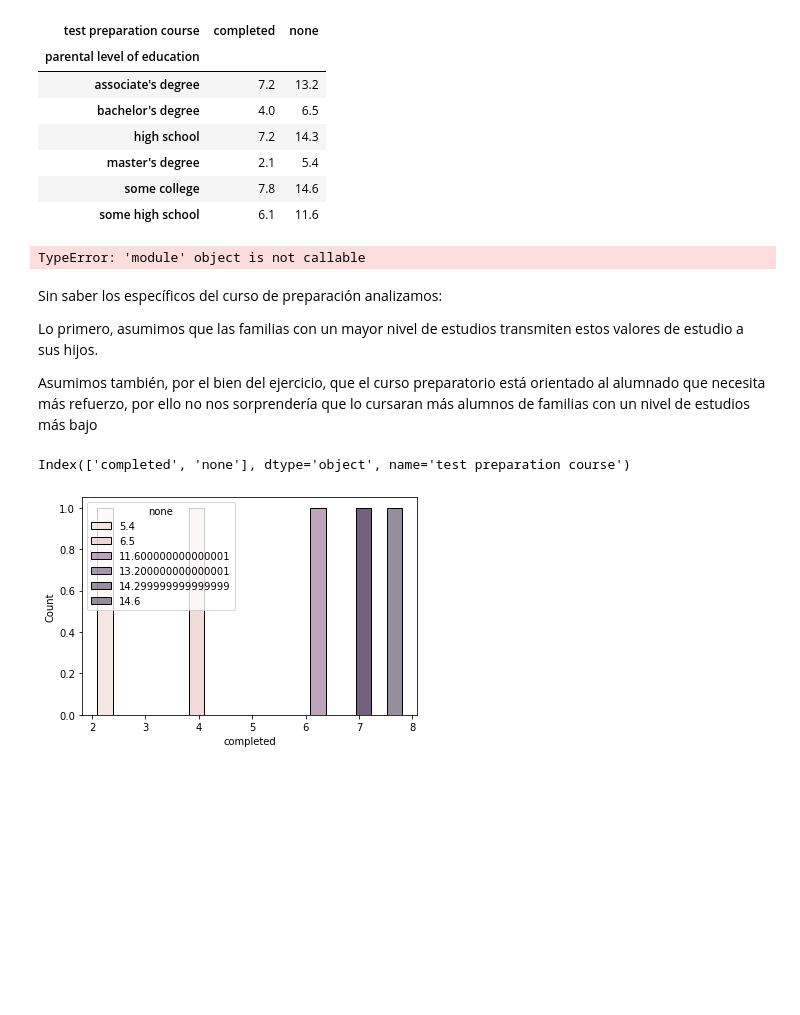
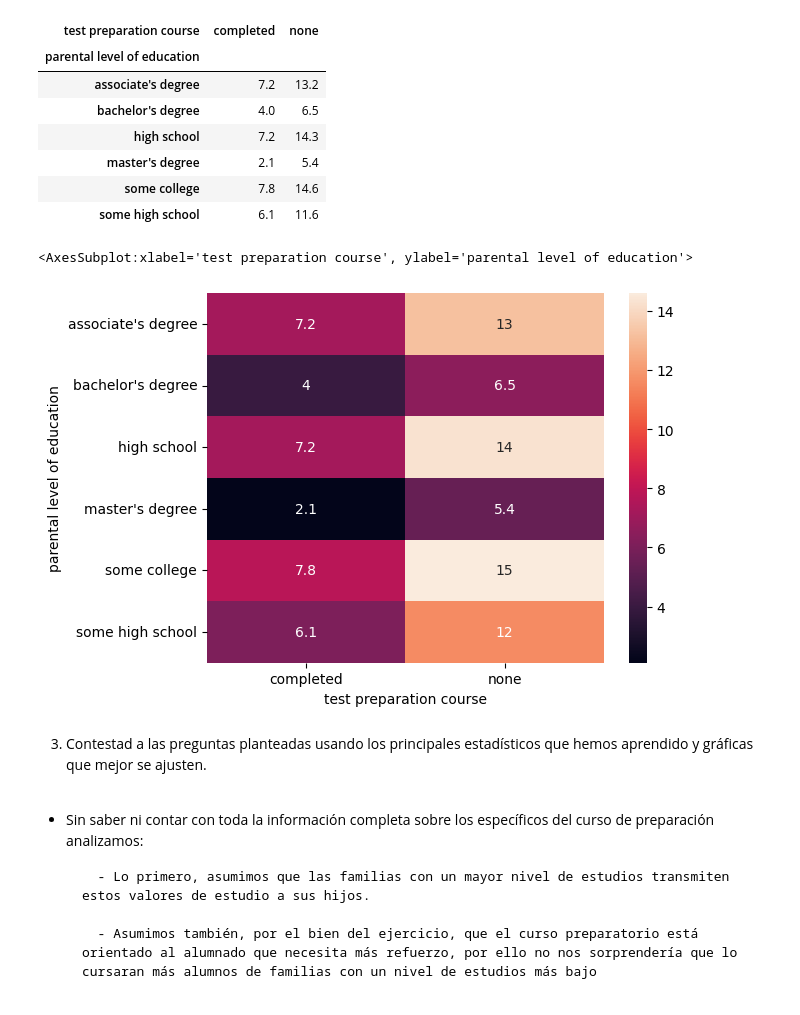
Before and after one commit to Adalab/promo-d-da-modulo2-sprint1-lorena-ana, a Jupyter notebook: ESTADISTICA/pair_programming_estadistica_repaso.ipynb, the cells around one changed output. Saved outputs shown, nothing was run; the diff lists cells and outputs as text; code cells hidden in the pictures; blank space fills up the shorter version.

```diff
--- a/ESTADISTICA/pair_programming_estadistica_repaso.ipynb
+++ b/ESTADISTICA/pair_programming_estadistica_repaso.ipynb
@@ -115,9 +116,8 @@ df_exams_crosstab
 | some college | 7.8 | 14.6 |
 | some high school | 6.1 | 11.6 |
 # %%
-plt.figure(figsize = (10,10))
 sns.heatmap(df_exams_crosstab,
-            cmap = "violet", # para cambiar el color
-           annot = True); # para sacar el valor de la correlación
+           annot = True)# para sacar el valor de la correlación
 # %% [output]
-TypeError: 'module' object is not callable
+<AxesSubplot:xlabel='test preparation course', ylabel='parental level of education'>
+[figure, added]
@@ -124,15 +127,9 @@ TypeError: 'module' object is not callable
+# %% [markdown]
+
+3. Contestad a las preguntas planteadas usando los principales estadísticos que hemos aprendido y gráficas que mejor se ajusten.
 # %% [markdown]
-Sin saber los específicos del curso de preparación analizamos:
+- Sin saber ni contar con toda la información completa sobre los específicos del curso de preparación analizamos:
 
-Lo primero, asumimos que las familias con un mayor nivel de estudios transmiten estos valores de estudio a sus hijos.
+        - Lo primero, asumimos que las familias con un mayor nivel de estudios transmiten estos valores de estudio a sus hijos.
 
-Asumimos también, por el bien del ejercicio, que el curso preparatorio está orientado al alumnado que necesita más refuerzo, por ello no nos sorprendería que lo cursaran más alumnos de familias con un nivel de estudios más bajo
+        - Asumimos también, por el bien del ejercicio, que el curso preparatorio está orientado al alumnado que necesita más refuerzo, por ello no nos sorprendería que lo cursaran más alumnos de familias con un nivel de estudios más bajo
-# %%
-df_exams_crosstab.columns
-# %% [output]
-Index(['completed', 'none'], dtype='object', name='test preparation course')
-# %%
-fig = sns.histplot(x='completed', data = df_exams_crosstab, hue = 'none', bins = 20)
-#no se puede hacer tal cual está la tabla de contingencia, habría que trasponer y sería bastante más complicado
-# %% [output]
-[figure, removed]
```
Also changed, not shown: parts of 4 cells of this notebook.
